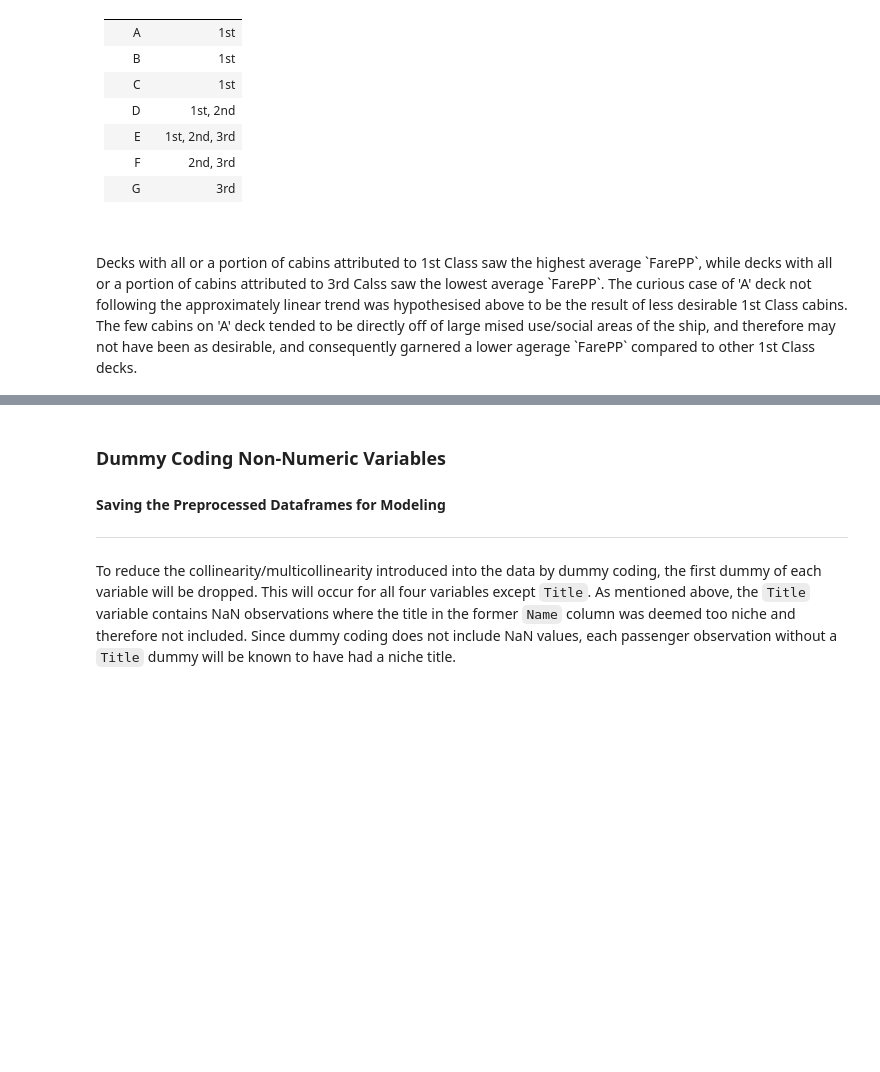
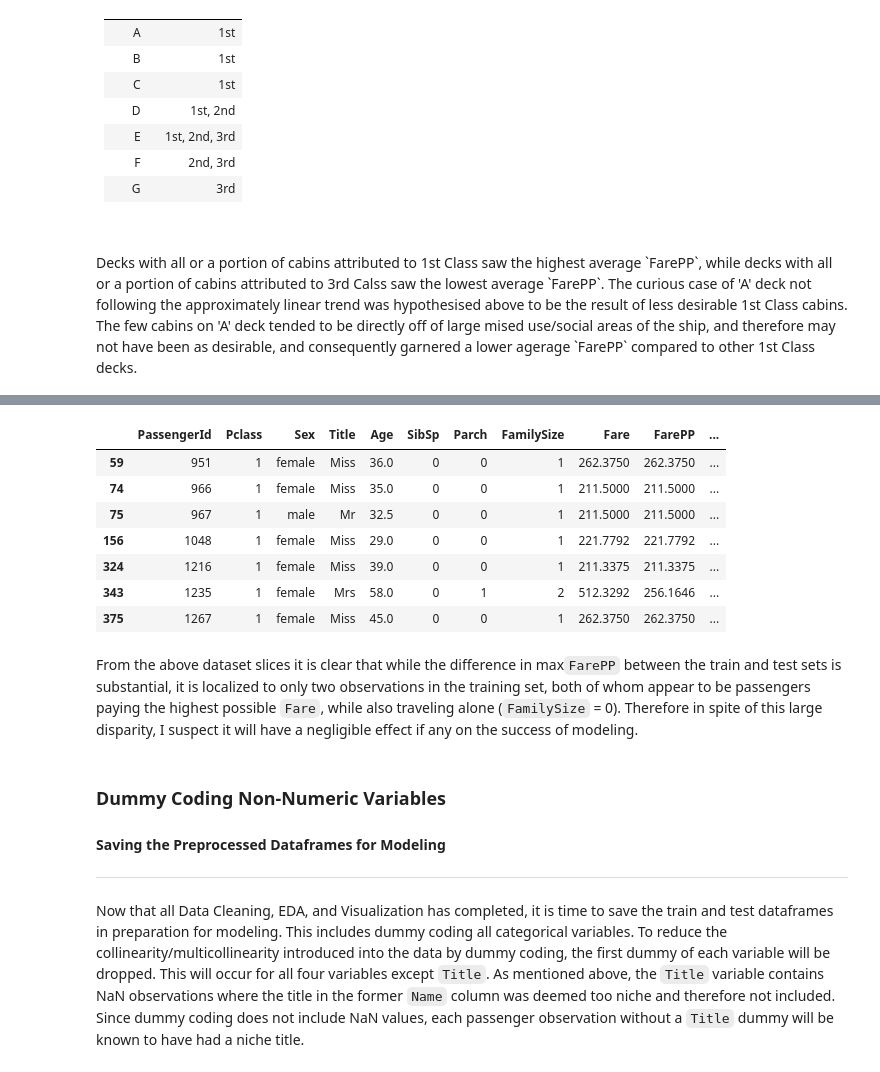
Before and after one commit to ddiston/Kaggle_Titanic, a Jupyter notebook: 01-Titanic_Preprocessing.ipynb, the cells around one changed output, grey strips where cells are left out. Cells and saved outputs as stored; diff of their text form; code cells hidden in the pictures; blank space fills up the shorter version.

Commit message:
completion of visualization markdown

```diff
--- a/01-Titanic_Preprocessing.ipynb
+++ b/01-Titanic_Preprocessing.ipynb
@@ -1378,8 +1440,21 @@ Decks with all or a portion of cabins attributed to 1st Class saw the highest av
+# %%
+df2[df2['FarePP'] > 200]
+# %% [output]
+|  | PassengerId | Pclass | Sex | Title | Age | SibSp | Parch | FamilySize | Fare | FarePP | ... |
+| 59 | 951 | 1 | female | Miss | 36.0 | 0 | 0 | 1 | 262.3750 | 262.3750 | ... |
+| 74 | 966 | 1 | female | Miss | 35.0 | 0 | 0 | 1 | 211.5000 | 211.5000 | ... |
+| 75 | 967 | 1 | male | Mr | 32.5 | 0 | 0 | 1 | 211.5000 | 211.5000 | ... |
+| 156 | 1048 | 1 | female | Miss | 29.0 | 0 | 0 | 1 | 221.7792 | 221.7792 | ... |
+| 324 | 1216 | 1 | female | Miss | 39.0 | 0 | 0 | 1 | 211.3375 | 211.3375 | ... |
+| 343 | 1235 | 1 | female | Mrs | 58.0 | 0 | 1 | 2 | 512.3292 | 256.1646 | ... |
+| 375 | 1267 | 1 | female | Miss | 45.0 | 0 | 0 | 1 | 262.3750 | 262.3750 | ... |
+# %% [markdown]
+From the above dataset slices it is clear that while the difference in max`FarePP` between the train and test sets is substantial, it is localized to only two observations in the training set, both of whom appear to be passengers paying the highest possible `Fare`, while also traveling alone (`FamilySize` = 0). Therefore in spite of this large disparity, I suspect it will have a negligible effect if any on the success of modeling.
 # %% [markdown]
 ### Dummy Coding Non-Numeric Variables
 #### Saving the Preprocessed Dataframes for Modeling
 -------
-To reduce the collinearity/multicollinearity introduced into the data by dummy coding, the first dummy of each variable will be dropped. This will occur for all four variables except `Title`. As mentioned above, the `Title` variable contains NaN observations where the title in the former `Name` column was deemed too niche and therefore not included. Since dummy coding does not include NaN values, each passenger observation without a `Title` dummy will be known to have had a niche title.
+Now that all Data Cleaning, EDA, and Visualization has completed, it is time to save the train and test dataframes in preparation for modeling. This includes dummy coding all categorical variables. To reduce the collinearity/multicollinearity introduced into the data by dummy coding, the first dummy of each variable will be dropped. This will occur for all four variables except `Title`. As mentioned above, the `Title` variable contains NaN observations where the title in the former `Name` column was deemed too niche and therefore not included. Since dummy coding does not include NaN values, each passenger observation without a `Title` dummy will be known to have had a niche title.
 # %%
 title = pd.get_dummies(df['Title'], prefix = 'Title')
 df = pd.concat([df, title], axis = 1)
```
Also changed, not shown: parts of 6 cells of this notebook.
